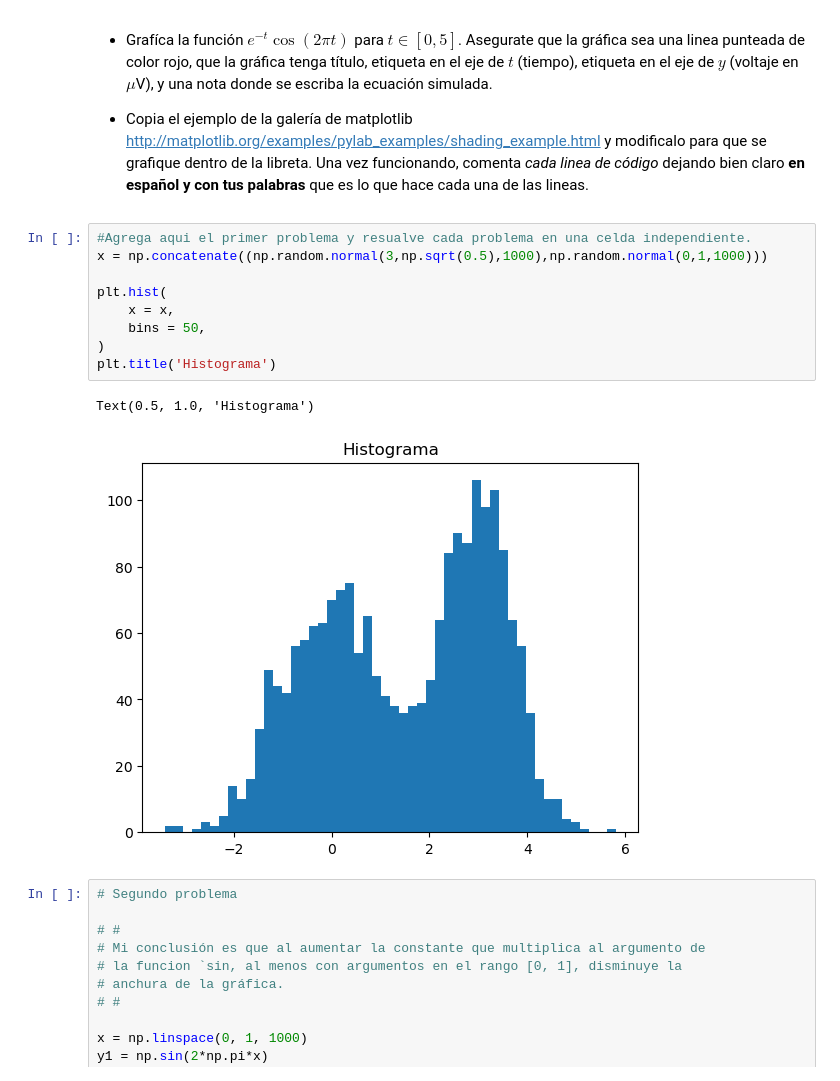
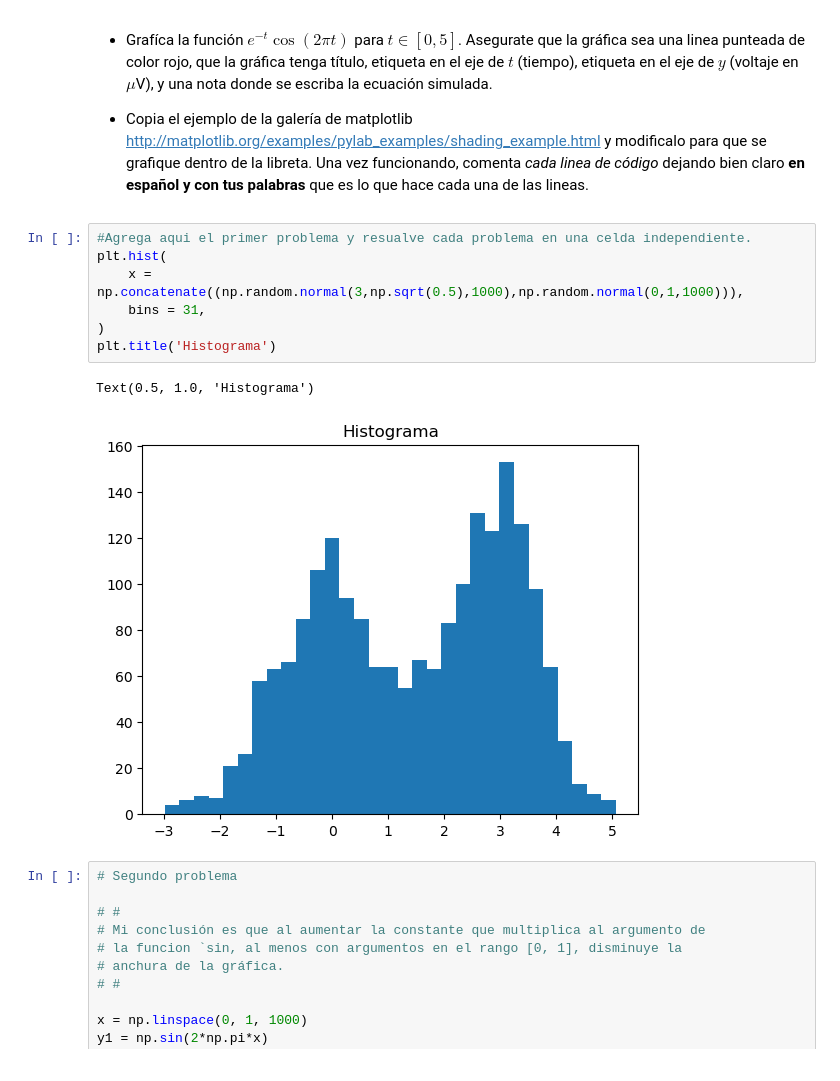
Before and after one commit to IA-UNISON/3-Aprendizaje, a Jupyter notebook: Introducción_a_Numpy_y_Matplotlib.ipynb, the cells around one changed output. Cells and saved outputs as stored; diff of their text form.

```diff
--- a/Introducción_a_Numpy_y_Matplotlib.ipynb
+++ b/Introducción_a_Numpy_y_Matplotlib.ipynb
@@ -529,16 +529,14 @@ Realiza lo siguiente en varias celdas abajo de esta:
 * Copia el ejemplo de la galería de matplotlib http://matplotlib.org/examples/pylab_examples/shading_example.html y modificalo para que se grafique dentro de la libreta. Una vez funcionando, comenta *cada linea de código* dejando bien claro **en español y con tus palabras** que es lo que hace cada una de las lineas.
 # %%
 #Agrega aqui el primer problema y resualve cada problema en una celda independiente.
-x = np.concatenate((np.random.normal(3,np.sqrt(0.5),1000),np.random.normal(0,1,1000)))
-
 plt.hist(
-    x = x,
-    bins = 50,
+    x = np.concatenate((np.random.normal(3,np.sqrt(0.5),1000),np.random.normal(0,1,1000))),
+    bins = 31,
 )
 plt.title('Histograma')
 # %% [output]
 Text(0.5, 1.0, 'Histograma')
-[figure, old version]
+[figure, new version]
 # %%
 # Segundo problema
 
```
Also changed, not shown: parts of 3 cells of this notebook.
